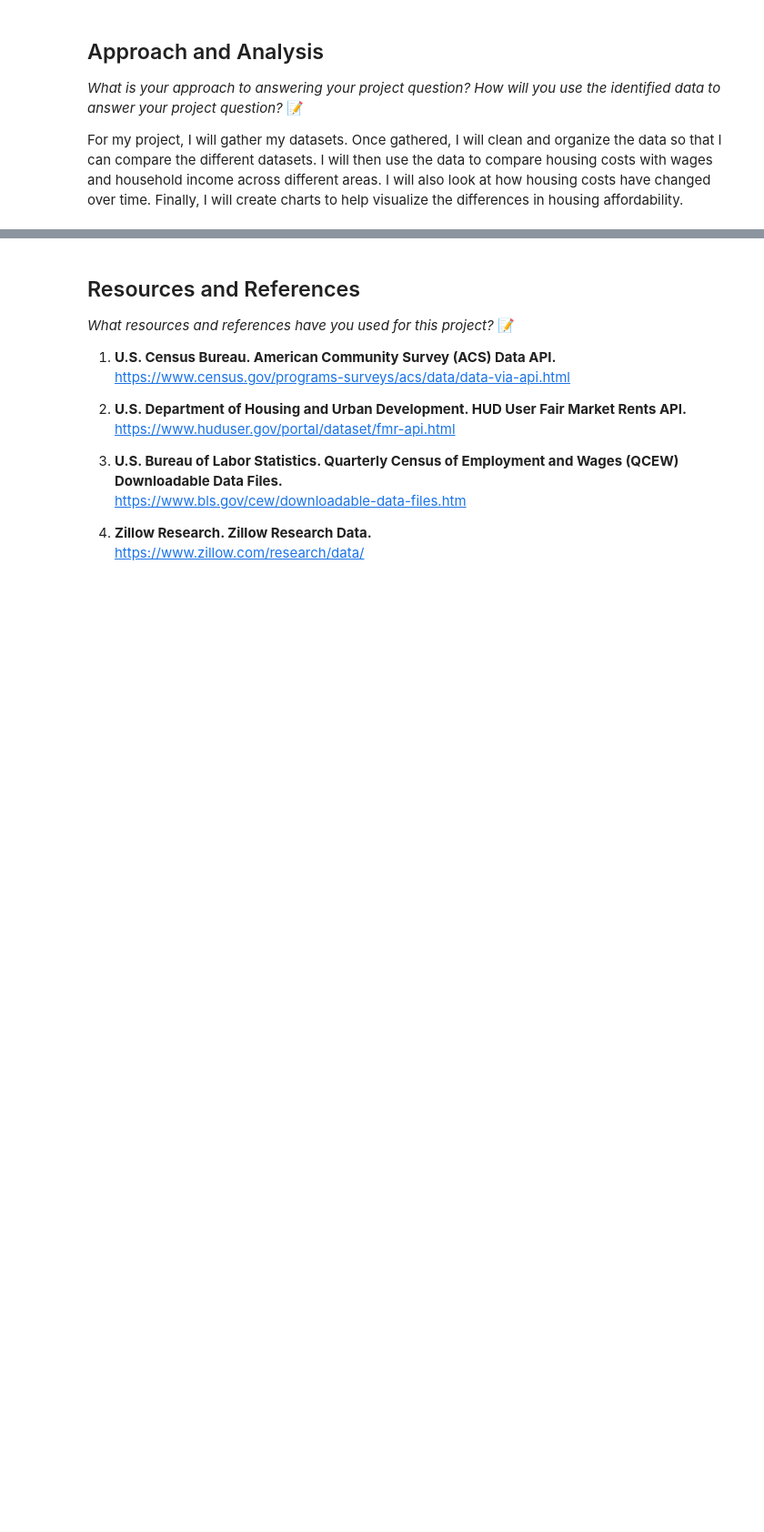
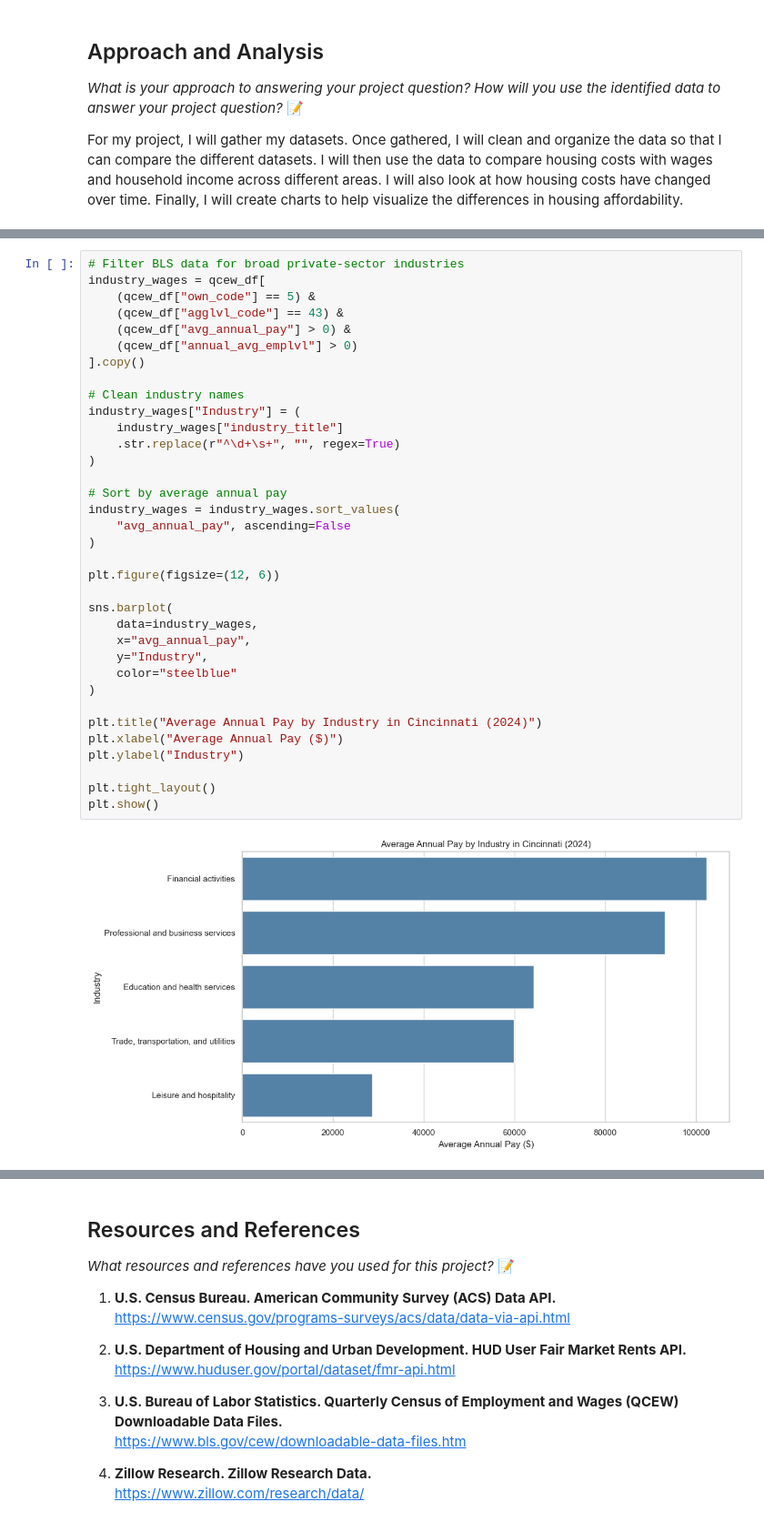
Before and after one commit to IT4063C-Fall2026/data-tech-analytics-final-project-bella-orr, a Jupyter notebook: source.ipynb, the cells around one changed output, grey strips where cells are left out. Shown at 91% size. Saved outputs shown, nothing was run; the diff lists cells and outputs as text; blank space fills up the shorter version.

```diff
--- a/source.ipynb
+++ b/source.ipynb
@@ -142,0 +284,37 @@ home_prices_df.head()
+# %%
+# Filter BLS data for broad private-sector industries
+industry_wages = qcew_df[
+    (qcew_df["own_code"] == 5) &
+    (qcew_df["agglvl_code"] == 43) &
+    (qcew_df["avg_annual_pay"] > 0) &
+    (qcew_df["annual_avg_emplvl"] > 0)
+].copy()
+
+# Clean industry names
+industry_wages["Industry"] = (
+    industry_wages["industry_title"]
+    .str.replace(r"^\d+\s+", "", regex=True)
+)
+
+# Sort by average annual pay
+industry_wages = industry_wages.sort_values(
+    "avg_annual_pay", ascending=False
+)
+
+plt.figure(figsize=(12, 6))
+
+sns.barplot(
+    data=industry_wages,
+    x="avg_annual_pay",
+    y="Industry",
+    color="steelblue"
+)
+
+plt.title("Average Annual Pay by Industry in Cincinnati (2024)")
+plt.xlabel("Average Annual Pay ($)")
+plt.ylabel("Industry")
+
+plt.tight_layout()
+plt.show()
+# %% [output]
+[figure, added]
```
Also changed, not shown: parts of 15 cells of this notebook.
